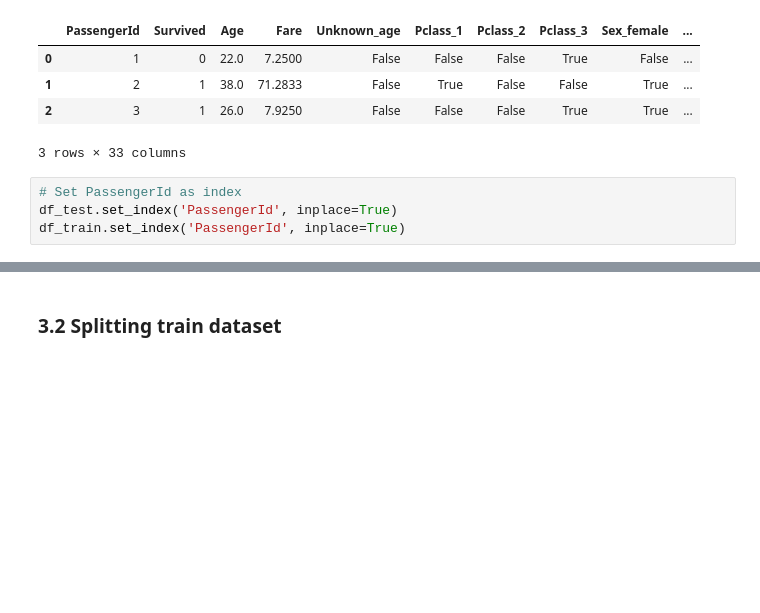
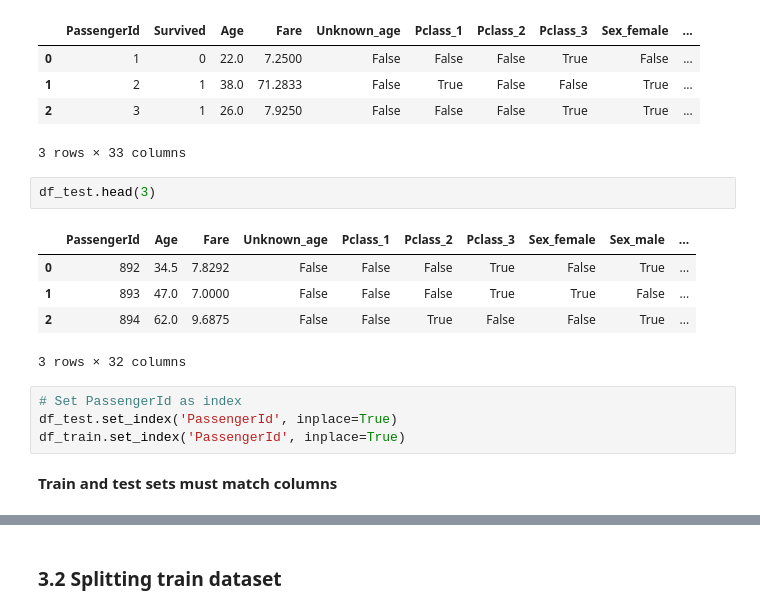
Before and after one commit to Andresmfs/Binary-classification-ML-models-Titanic-survivals, a Jupyter notebook: titanic.ipynb, the cells around one changed output, grey strips where cells are left out. Cells and saved outputs as stored; diff of their text form; blank space fills up the shorter version.

```diff
--- a/titanic.ipynb
+++ b/titanic.ipynb
@@ -607,7 +717,17 @@ df_train.head(3)
 | 1 | 2 | 1 | 38.0 | 71.2833 | False | True | False | False | True | ... |
 | 2 | 3 | 1 | 26.0 | 7.9250 | False | False | False | True | True | ... |
 3 rows × 33 columns
+# %%
+df_test.head(3)
+# %% [output]
+|  | PassengerId | Age | Fare | Unknown_age | Pclass_1 | Pclass_2 | Pclass_3 | Sex_female | Sex_male | ... |
+| 0 | 892 | 34.5 | 7.8292 | False | False | False | True | False | True | ... |
+| 1 | 893 | 47.0 | 7.0000 | False | False | False | True | True | False | ... |
+| 2 | 894 | 62.0 | 9.6875 | False | False | True | False | False | True | ... |
+3 rows × 32 columns
 # %%
 # Set PassengerId as index
 df_test.set_index('PassengerId', inplace=True)
 df_train.set_index('PassengerId', inplace=True)
+# %% [markdown]
+**Train and test sets must match columns**
```
Also changed, not shown: parts of 46 cells of this notebook.
